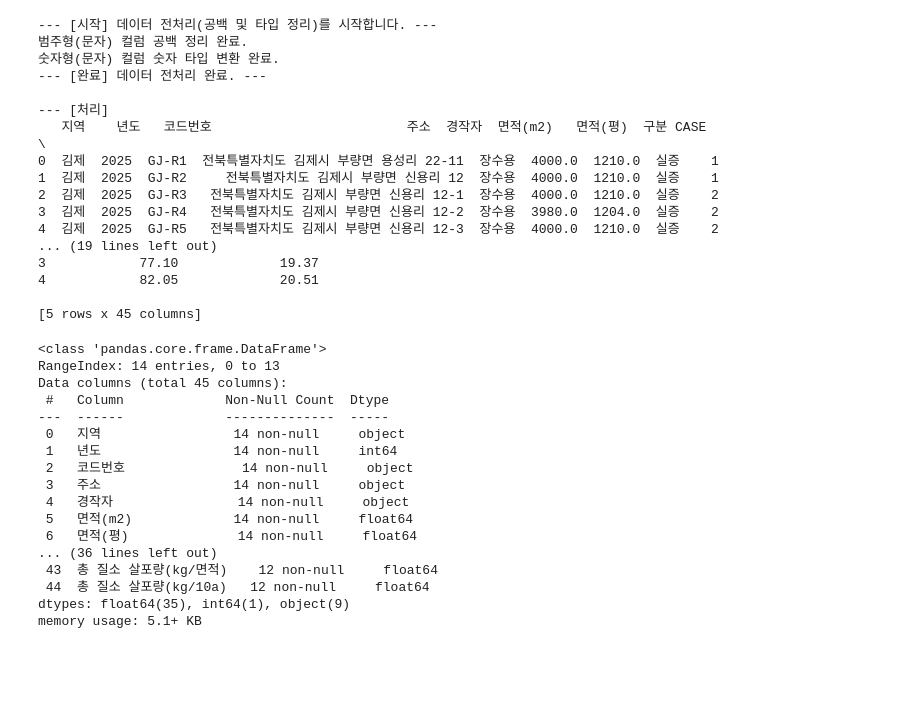
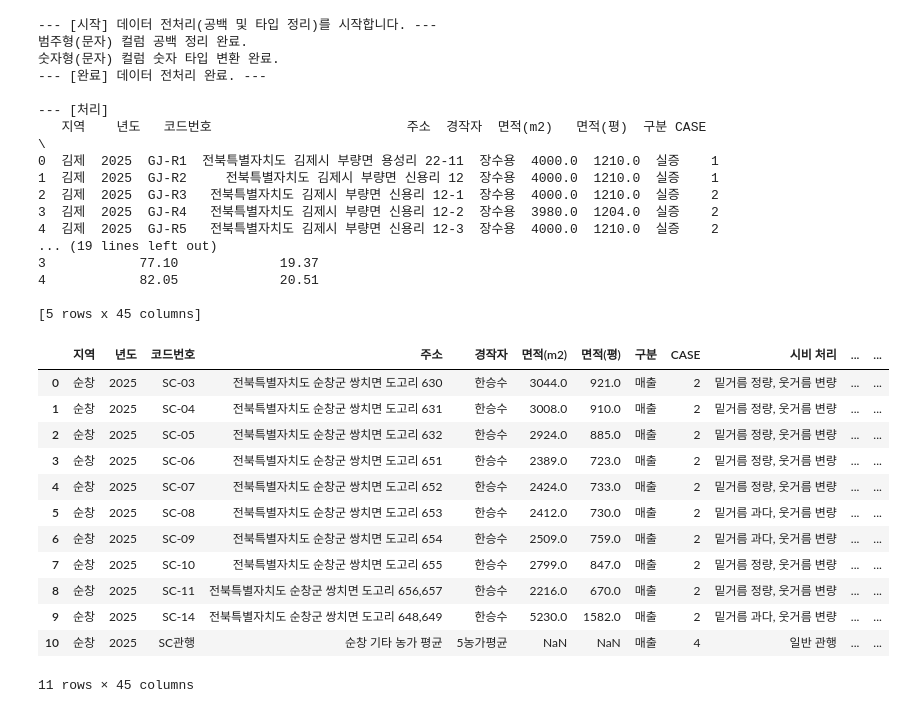
Before and after one commit to sirasony35/rice_analysis, a Jupyter notebook: basic_scripts/gr_analysis.ipynb, the cells around one changed output. Drawn from its saved outputs; the diff is of its cells as text; code cells hidden in the pictures; blank space fills up the shorter version.

```diff
--- a/basic_scripts/gr_analysis.ipynb
+++ b/basic_scripts/gr_analysis.ipynb
@@ -78,25 +78,21 @@ df_gr = df[df['지역'] == '구례'].reset_index(drop=True)
 df_gr = df_gr.dropna(subset='코드번호')
 df_sc = df[df['지역'] == '순창'].reset_index(drop=True)
 # %%
-df_gr.info()
+df_sc
 # %% [output]
+|  | 지역 | 년도 | 코드번호 | 주소 | 경작자 | 면적(m2) | 면적(평) | 구분 | CASE | 시비 처리 | ... | ... |
+| 0 | 순창 | 2025 | SC-03 | 전북특별자치도 순창군 쌍치면 도고리 630 | 한승수 | 3044.0 | 921.0 | 매출 | 2 | 밑거름 정량, 웃거름 변량 | ... | ... |
+| 1 | 순창 | 2025 | SC-04 | 전북특별자치도 순창군 쌍치면 도고리 631 | 한승수 | 3008.0 | 910.0 | 매출 | 2 | 밑거름 정량, 웃거름 변량 | ... | ... |
+| 2 | 순창 | 2025 | SC-05 | 전북특별자치도 순창군 쌍치면 도고리 632 | 한승수 | 2924.0 | 885.0 | 매출 | 2 | 밑거름 정량, 웃거름 변량 | ... | ... |
+| 3 | 순창 | 2025 | SC-06 | 전북특별자치도 순창군 쌍치면 도고리 651 | 한승수 | 2389.0 | 723.0 | 매출 | 2 | 밑거름 정량, 웃거름 변량 | ... | ... |
+| 4 | 순창 | 2025 | SC-07 | 전북특별자치도 순창군 쌍치면 도고리 652 | 한승수 | 2424.0 | 733.0 | 매출 | 2 | 밑거름 정량, 웃거름 변량 | ... | ... |
+| 5 | 순창 | 2025 | SC-08 | 전북특별자치도 순창군 쌍치면 도고리 653 | 한승수 | 2412.0 | 730.0 | 매출 | 2 | 밑거름 과다, 웃거름 변량 | ... | ... |
+| 6 | 순창 | 2025 | SC-09 | 전북특별자치도 순창군 쌍치면 도고리 654 | 한승수 | 2509.0 | 759.0 | 매출 | 2 | 밑거름 과다, 웃거름 변량 | ... | ... |
+| 7 | 순창 | 2025 | SC-10 | 전북특별자치도 순창군 쌍치면 도고리 655 | 한승수 | 2799.0 | 847.0 | 매출 | 2 | 밑거름 정량, 웃거름 변량 | ... | ... |
+| 8 | 순창 | 2025 | SC-11 | 전북특별자치도 순창군 쌍치면 도고리 656,657 | 한승수 | 2216.0 | 670.0 | 매출 | 2 | 밑거름 정량, 웃거름 변량 | ... | ... |
+| 9 | 순창 | 2025 | SC-14 | 전북특별자치도 순창군 쌍치면 도고리 648,649 | 한승수 | 5230.0 | 1582.0 | 매출 | 2 | 밑거름 과다, 웃거름 변량 | ... | ... |
+| 10 | 순창 | 2025 | SC관행 | 순창 기타 농가 평균 | 5농가평균 | NaN | NaN | 매출 | 4 | 일반 관행 | ... | ... |
-<class 'pandas.core.frame.DataFrame'>
-RangeIndex: 14 entries, 0 to 13
-Data columns (total 45 columns):
- #   Column             Non-Null Count  Dtype
----  ------             --------------  -----
- 0   지역                 14 non-null     object
- 1   년도                 14 non-null     int64
- 2   코드번호               14 non-null     object
- 3   주소                 14 non-null     object
- 4   경작자                14 non-null     object
- 5   면적(m2)             14 non-null     float64
- 6   면적(평)              14 non-null     float64
-... (36 lines left out)
- 43  총 질소 살포량(kg/면적)    12 non-null     float64
- 44  총 질소 살포량(kg/10a)   12 non-null     float64
-dtypes: float64(35), int64(1), object(9)
-memory usage: 5.1+ KB
+11 rows × 45 columns
 # %%
 df_gr
 # %% [output]
```
Also changed, not shown: parts of 1 cell of this notebook.
